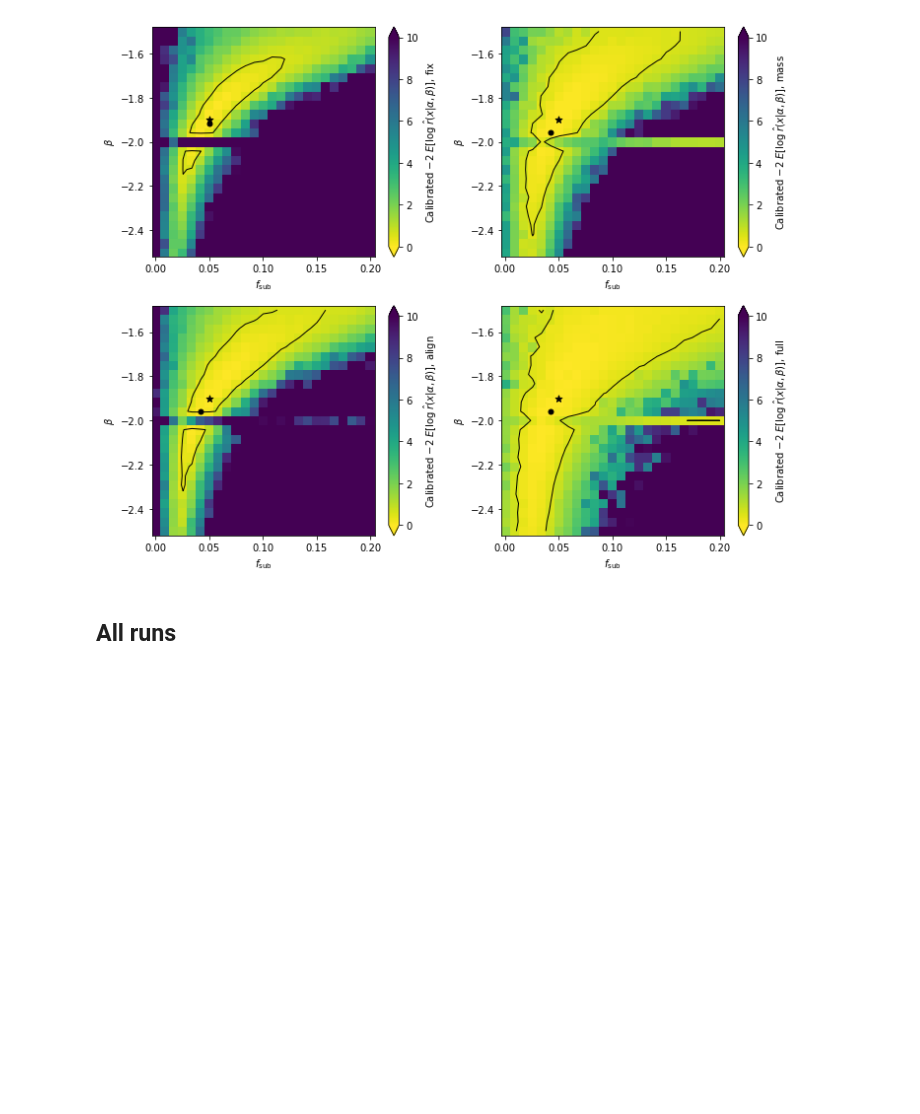
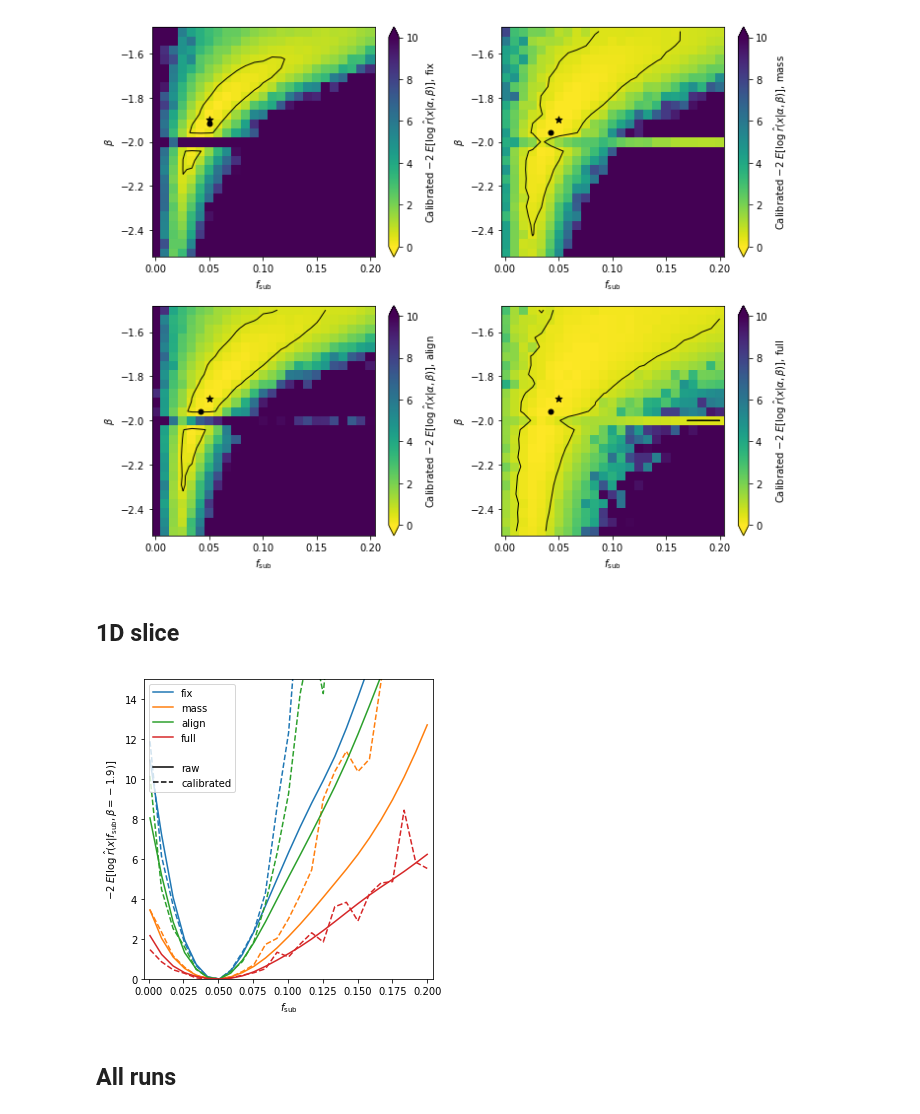
Before and after one commit to smsharma/mining-for-substructure-lens, a Jupyter notebook: notebooks/07_expected_llr.ipynb, the cells around one changed output. Cells and saved outputs as stored; diff of their text form; code cells hidden in the pictures; blank space fills up the shorter version.

Commit message:
1D likelihood slice plot

```diff
--- a/notebooks/07_expected_llr.ipynb
+++ b/notebooks/07_expected_llr.ipynb
@@ -139,3 +139,6 @@ bin_size = f_sub_1d[1] - f_sub_1d[0]
 alpha_edges = np.linspace(f_sub_1d[0] - bin_size/2, f_sub_1d[-1] + bin_size/2, resolution + 1)
 bin_size = beta_1d[1] - beta_1d[0]
 beta_edges = np.linspace(beta_1d[0] - bin_size/2, beta_1d[-1] + bin_size/2, resolution + 1)
+# %%
+for i, theta in enumerate(theta_grid):
+    print(i, (i //25, i % 25), theta)
@@ -237,6 +262,40 @@ plt.tight_layout()
 plt.savefig("../figures/expected_llr_calibrated.pdf")
 # %% [output]
 [figure]
+# %% [markdown]
+## 1D slice
+# %%
+i_beta = 14
+
+fig = plt.figure(figsize=(5., 5.))
+ax = plt.gca()
+
+for k, i in enumerate(show_summary):
+    y = -2. * expected_llr[i]
+    y = y.reshape((resolution, resolution))[i_beta, :]
+    y = y - np.min(y)
+
+    y_cal = -2. * expected_llr_cal[i]
+    y_cal = y_cal.reshape((resolution, resolution))[i_beta, :]
+    y_cal = y_cal - np.min(y_cal)
+
+    plt.plot(f_sub_1d, y, label=labels_summary[k], ls="-", c="C{}".format(k))
+    plt.plot(f_sub_1d, y_cal, ls="--", c="C{}".format(k))
+
+plt.plot([], [], ls=" ", c="white", label=" ")
+plt.plot([], [], ls="-", c="black", label="raw")
+plt.plot([], [], ls="--", c="black", label="calibrated")
+plt.legend()
+
+plt.xlabel(r'$f_{\mathrm{sub}}$')
+plt.ylabel(r'$-2\; E[\log \;\hat{r}(x | f_{\mathrm{sub}}, \beta=-1.9)]$')
+plt.xlim(alpha_edges[0], alpha_edges[-1])
+plt.ylim(0., 15.)
+
+plt.tight_layout()
+plt.savefig("../figures/expected_llr_1d.pdf")
+# %% [output]
+[figure, added]
 # %% [markdown]
 ## All runs
 # %%
```
Also changed, not shown: parts of 2 cells of this notebook, 1 other file.
